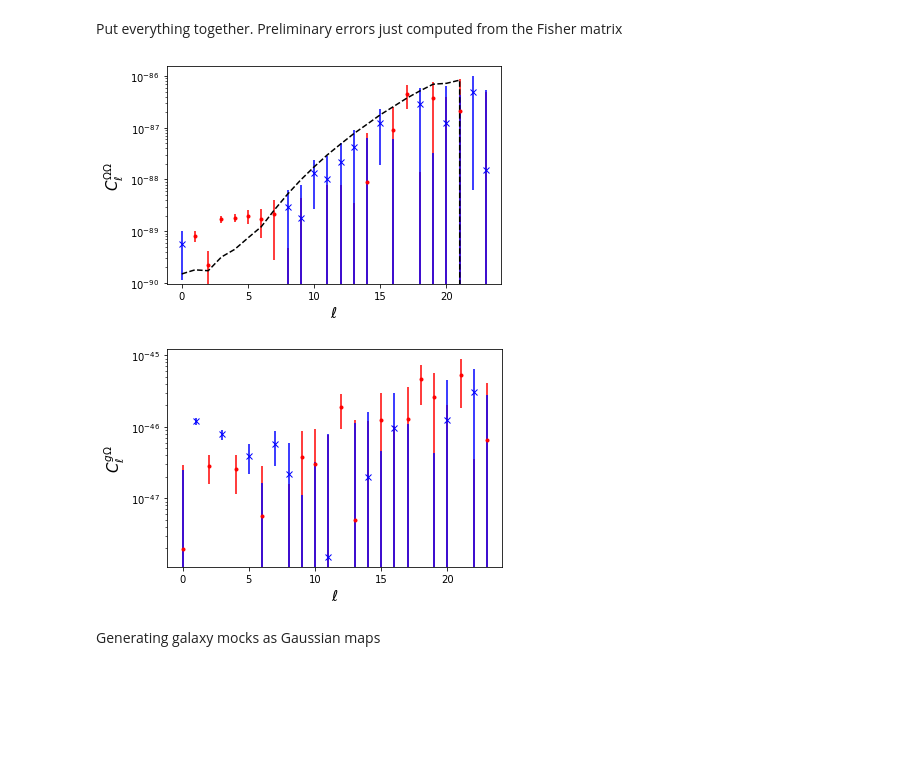
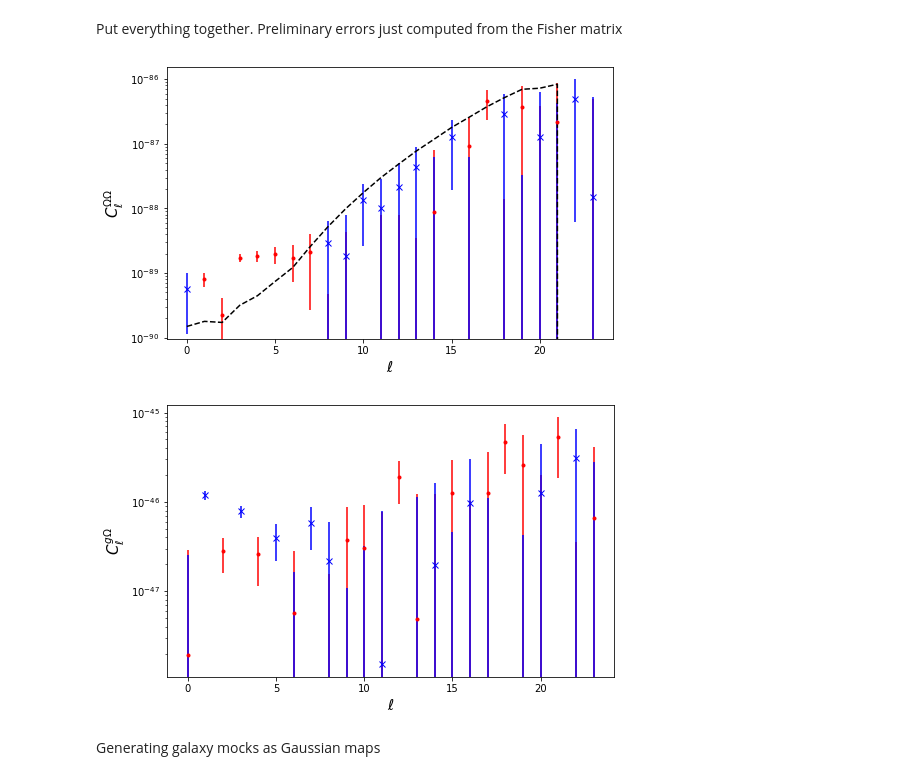
Before and after one commit to a-renzini/sky_maps_correlation, a Jupyter notebook: CalculateCells.ipynb, the cells around one changed output. Saved outputs shown, nothing was run; the diff lists cells and outputs as text; code cells hidden in the pictures; blank space fills up the shorter version.

```diff
--- a/CalculateCells.ipynb
+++ b/CalculateCells.ipynb
@@ -28,6 +28,13 @@ def get_GWB_data(npca=9):
     imap, icov = clgw.get_IV_map(dirty_map, ninv, is_map_invw=True,
                                  is_cov_inv=True, nmode_map_remove=npca)
     ncov = np.linalg.inv(ninv)
+    import scipy.linalg as la
+    cov = la.pinv(icov, rcond=1E-5)
+    hp.mollview(imap, title='IV-weighted map')
+    hp.mollview(np.sqrt(np.diag(cov)), title='Noise level')
+    plt.figure(figsize=(10, 10))
+    plt.imshow(np.fabs(cov/np.sqrt(np.diag(cov)[None, :]*np.diag(cov)[:, None])))
+    plt.colorbar()
     return imap, icov, ncov
 
 ivm_w, icov_w, noicov_w = get_GWB_data()
@@ -79,23 +116,23 @@ cl_gw, cov_gw, _ = get_cl_cov_from_dict(d_gw)
 # %%
 ls = np.arange(3*nside)
 
-plt.figure()
+plt.figure(figsize=(8, 5))
 plt.plot(ls, nl_ww, 'k--')
 plt.errorbar(ls, cl_ww, yerr=np.sqrt(np.diag(cov_ww)), fmt='r.')
 plt.errorbar(ls, -cl_ww, yerr=np.sqrt(np.diag(cov_ww)), fmt='bx')
 plt.yscale('log')
 plt.xlabel(r'$\ell$', fontsize=15)
 plt.ylabel(r'$C^{\Omega\Omega}_\ell$', fontsize=15)
-plt.figure()
+plt.figure(figsize=(8, 5))
 plt.errorbar(ls, cl_gw, yerr=np.sqrt(np.diag(cov_gw)), fmt='r.')
 plt.errorbar(ls, -cl_gw, yerr=np.sqrt(np.diag(cov_gw)), fmt='bx')
 plt.yscale('log')
 plt.xlabel(r'$\ell$', fontsize=15)
 plt.ylabel(r'$C^{g\Omega}_\ell$', fontsize=15)
 plt.show()
 # %% [output]
-[figure, old version]
+[figure, new version]
-[figure, old version]
+[figure, new version]
 # %% [markdown]
 Generating galaxy mocks as Gaussian maps
 # %%
```
Also changed, not shown: parts of 4 cells of this notebook, 9 other files.
